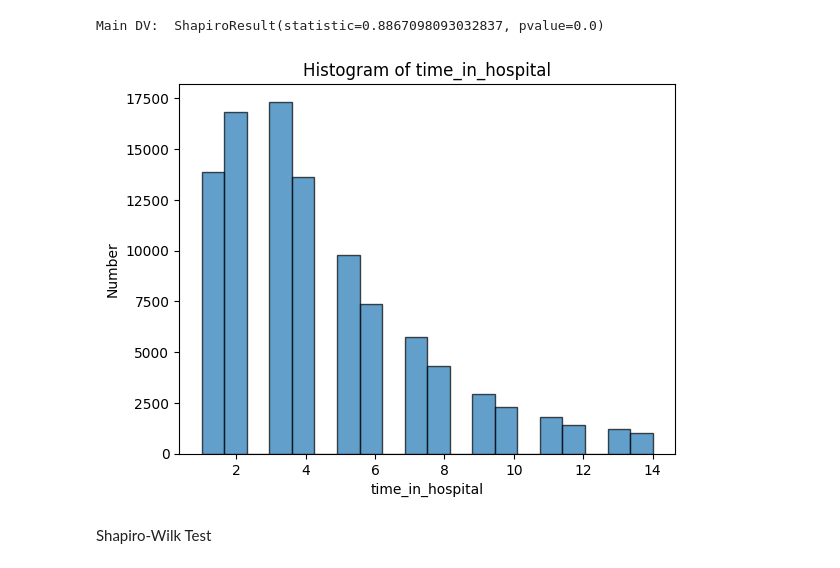
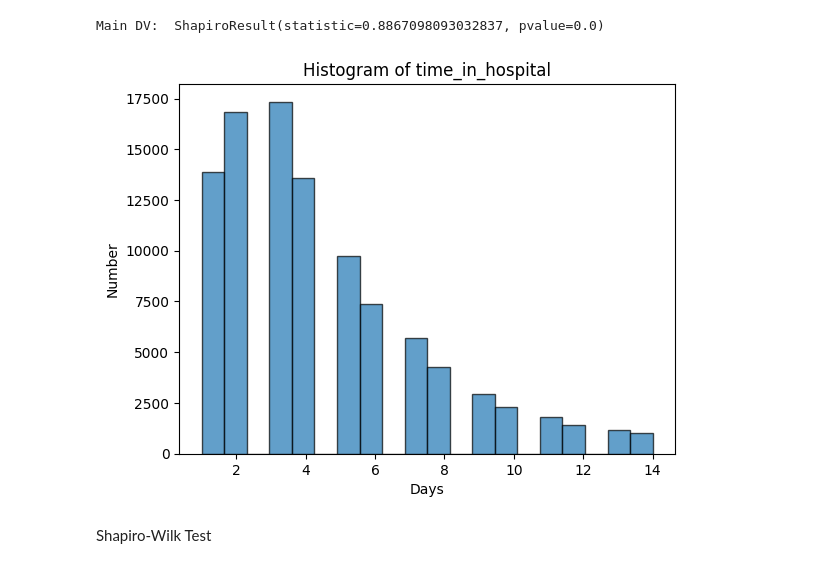
Before and after one commit to kkettip/datasci_6_anova, a Jupyter notebook: datasci_6_anova.ipynb, the cells around one changed output. Drawn from its saved outputs; the diff is of its cells as text; code cells hidden in the pictures.

```diff
--- a/datasci_6_anova.ipynb
+++ b/datasci_6_anova.ipynb
@@ -222,11 +222,11 @@ Main DV:  ShapiroResult(statistic=0.8867098093032837, pvalue=0.0)
 # %%
 plt.hist(df['time_in_hospital'], bins=20, edgecolor='k', alpha=0.7)
 plt.title('Histogram of time_in_hospital')
-plt.xlabel('time_in_hospital')
+plt.xlabel('Days')
 plt.ylabel('Number')
 plt.show()
 # %% [output]
-[figure, old version]
+[figure, new version]
 # %% [markdown]
 Shapiro-Wilk Test
 # %%
```
